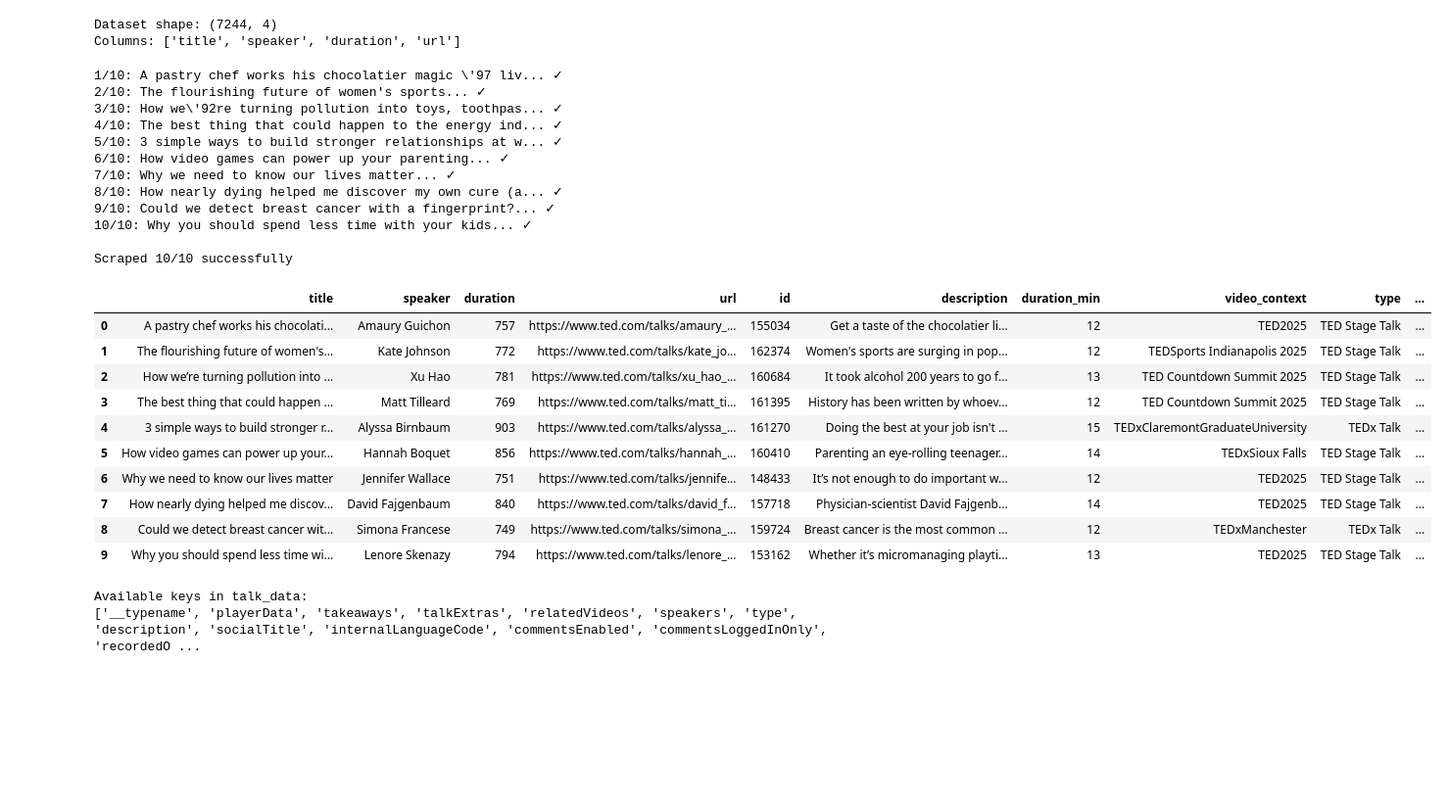
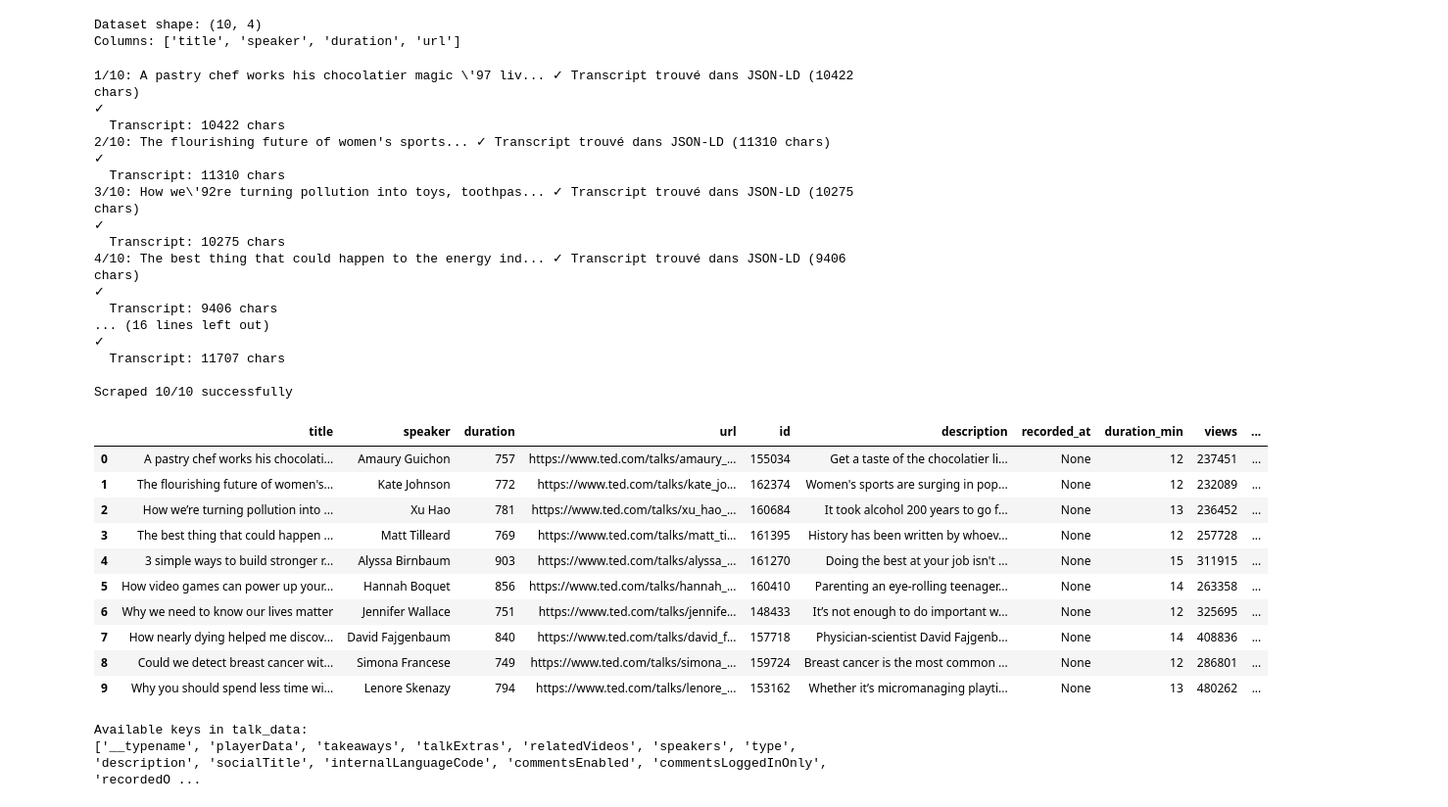
Before and after one commit to ccaglaa/DALAS_project, a Jupyter notebook: scraping.ipynb, the cells around one changed output. Shown at 98% size. Cells and saved outputs as stored; diff of their text form; code cells hidden in the pictures; blank space fills up the shorter version.

Commit message:
Add files via upload
scraping incluant les transcripts

```diff
--- a/scraping.ipynb
+++ b/scraping.ipynb
@@ -9,12 +9,12 @@ import re
 from tqdm import tqdm
 # %%
 # Load your existing dataset
-df = pd.read_csv('data/processed/ted_talks_all_clean.csv')
+df = pd.read_csv('data/processed/ted_talks_all_clean.csv', nrows=10)
 print(f"Dataset shape: {df.shape}")
 print(f"Columns: {df.columns.tolist()}")
 df.head()
 df_test = df.head(10)  # Test with first 10 rows
 # %% [output]
-Dataset shape: (7244, 4)
+Dataset shape: (10, 4)
 Columns: ['title', 'speaker', 'duration', 'url']
 # %%
@@ -90,54 +147,61 @@ def scrape_single_ted_talk(url, headers):
 # %%
 headers = {'User-Agent': 'Mozilla/5.0 (Windows NT 10.0; Win64; x64)'}
 
 results = []
 for idx, row in df_test.iterrows():
     print(f"{idx+1}/{len(df_test)}: {row['title'][:50]}...", end=" ")
 
     extra_data = scrape_single_ted_talk(row['url'], headers)
 
     combined = {
         'title': row['title'],
         'speaker': row['speaker'],
         'duration': row['duration'],
         'url': row['url'],
     }
     if extra_data:
         combined.update(extra_data)
         print("✓")
+        if extra_data.get('transcript'):
+            print(f"  Transcript: {len(extra_data['transcript'])} chars")
     else:
         print("✗")
 
     results.append(combined)
     time.sleep(1)
 
 df_result = pd.DataFrame(results)
 print(f"\nScraped {df_result['id'].notna().sum()}/{len(df_result)} successfully")
 df_result
 # %% [output]
-1/10: A pastry chef works his chocolatier magic \'97 liv... ✓
-2/10: The flourishing future of women's sports... ✓
-3/10: How we\'92re turning pollution into toys, toothpas... ✓
-4/10: The best thing that could happen to the energy ind... ✓
-5/10: 3 simple ways to build stronger relationships at w... ✓
-6/10: How video games can power up your parenting... ✓
-7/10: Why we need to know our lives matter... ✓
-8/10: How nearly dying helped me discover my own cure (a... ✓
-9/10: Could we detect breast cancer with a fingerprint?... ✓
-10/10: Why you should spend less time with your kids... ✓
+1/10: A pastry chef works his chocolatier magic \'97 liv... ✓ Transcript trouvé dans JSON-LD (10422 chars)
+✓
+  Transcript: 10422 chars
+2/10: The flourishing future of women's sports... ✓ Transcript trouvé dans JSON-LD (11310 chars)
+✓
+  Transcript: 11310 chars
+3/10: How we\'92re turning pollution into toys, toothpas... ✓ Transcript trouvé dans JSON-LD (10275 chars)
+✓
+  Transcript: 10275 chars
+4/10: The best thing that could happen to the energy ind... ✓ Transcript trouvé dans JSON-LD (9406 chars)
+✓
+  Transcript: 9406 chars
+... (16 lines left out)
+✓
+  Transcript: 11707 chars
 
 Scraped 10/10 successfully
-|  | title | speaker | duration | url | id | description | duration_min | video_context | type | ... |
-| 0 | A pastry chef works his chocolati... | Amaury Guichon | 757 | https://www.ted.com/talks/amaury_... | 155034 | Get a taste of the chocolatier li... | 12 | TED2025 | TED Stage Talk | ... |
-| 1 | The flourishing future of women's... | Kate Johnson | 772 | https://www.ted.com/talks/kate_jo... | 162374 | Women's sports are surging in pop... | 12 | TEDSports Indianapolis 2025 | TED Stage Talk | ... |
-| 2 | How we’re turning pollution into ... | Xu Hao | 781 | https://www.ted.com/talks/xu_hao_... | 160684 | It took alcohol 200 years to go f... | 13 | TED Countdown Summit 2025 | TED Stage Talk | ... |
-| 3 | The best thing that could happen ... | Matt Tilleard | 769 | https://www.ted.com/talks/matt_ti... | 161395 | History has been written by whoev... | 12 | TED Countdown Summit 2025 | TED Stage Talk | ... |
-| 4 | 3 simple ways to build stronger r... | Alyssa Birnbaum | 903 | https://www.ted.com/talks/alyssa_... | 161270 | Doing the best at your job isn't ... | 15 | TEDxClaremontGraduateUniversity | TEDx Talk | ... |
-| 5 | How video games can power up your... | Hannah Boquet | 856 | https://www.ted.com/talks/hannah_... | 160410 | Parenting an eye-rolling teenager... | 14 | TEDxSioux Falls | TED Stage Talk | ... |
-| 6 | Why we need to know our lives matter | Jennifer Wallace | 751 | https://www.ted.com/talks/jennife... | 148433 | It’s not enough to do important w... | 12 | TED2025 | TED Stage Talk | ... |
-| 7 | How nearly dying helped me discov... | David Fajgenbaum | 840 | https://www.ted.com/talks/david_f... | 157718 | Physician-scientist David Fajgenb... | 14 | TED2025 | TED Stage Talk | ... |
-| 8 | Could we detect breast cancer wit... | Simona Francese | 749 | https://www.ted.com/talks/simona_... | 159724 | Breast cancer is the most common ... | 12 | TEDxManchester | TEDx Talk | ... |
-| 9 | Why you should spend less time wi... | Lenore Skenazy | 794 | https://www.ted.com/talks/lenore_... | 153162 | Whether it’s micromanaging playti... | 13 | TED2025 | TED Stage Talk | ... |
+|  | title | speaker | duration | url | id | description | recorded_at | duration_min | views | ... |
+| 0 | A pastry chef works his chocolati... | Amaury Guichon | 757 | https://www.ted.com/talks/amaury_... | 155034 | Get a taste of the chocolatier li... | None | 12 | 237451 | ... |
+| 1 | The flourishing future of women's... | Kate Johnson | 772 | https://www.ted.com/talks/kate_jo... | 162374 | Women's sports are surging in pop... | None | 12 | 232089 | ... |
+| 2 | How we’re turning pollution into ... | Xu Hao | 781 | https://www.ted.com/talks/xu_hao_... | 160684 | It took alcohol 200 years to go f... | None | 13 | 236452 | ... |
+| 3 | The best thing that could happen ... | Matt Tilleard | 769 | https://www.ted.com/talks/matt_ti... | 161395 | History has been written by whoev... | None | 12 | 257728 | ... |
+| 4 | 3 simple ways to build stronger r... | Alyssa Birnbaum | 903 | https://www.ted.com/talks/alyssa_... | 161270 | Doing the best at your job isn't ... | None | 15 | 311915 | ... |
+| 5 | How video games can power up your... | Hannah Boquet | 856 | https://www.ted.com/talks/hannah_... | 160410 | Parenting an eye-rolling teenager... | None | 14 | 263358 | ... |
+| 6 | Why we need to know our lives matter | Jennifer Wallace | 751 | https://www.ted.com/talks/jennife... | 148433 | It’s not enough to do important w... | None | 12 | 325695 | ... |
+| 7 | How nearly dying helped me discov... | David Fajgenbaum | 840 | https://www.ted.com/talks/david_f... | 157718 | Physician-scientist David Fajgenb... | None | 14 | 408836 | ... |
+| 8 | Could we detect breast cancer wit... | Simona Francese | 749 | https://www.ted.com/talks/simona_... | 159724 | Breast cancer is the most common ... | None | 12 | 286801 | ... |
+| 9 | Why you should spend less time wi... | Lenore Skenazy | 794 | https://www.ted.com/talks/lenore_... | 153162 | Whether it’s micromanaging playti... | None | 13 | 480262 | ... |
 # %%
 def scrape_single_ted_talk(url, headers):
     try:
```
Also changed, not shown: parts of 2 cells of this notebook.
